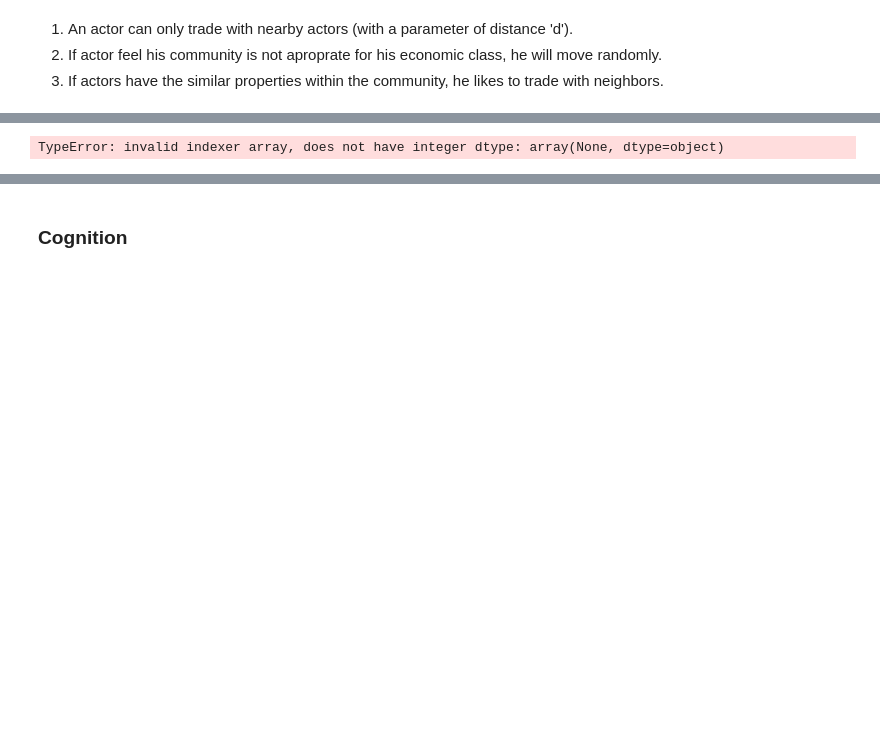
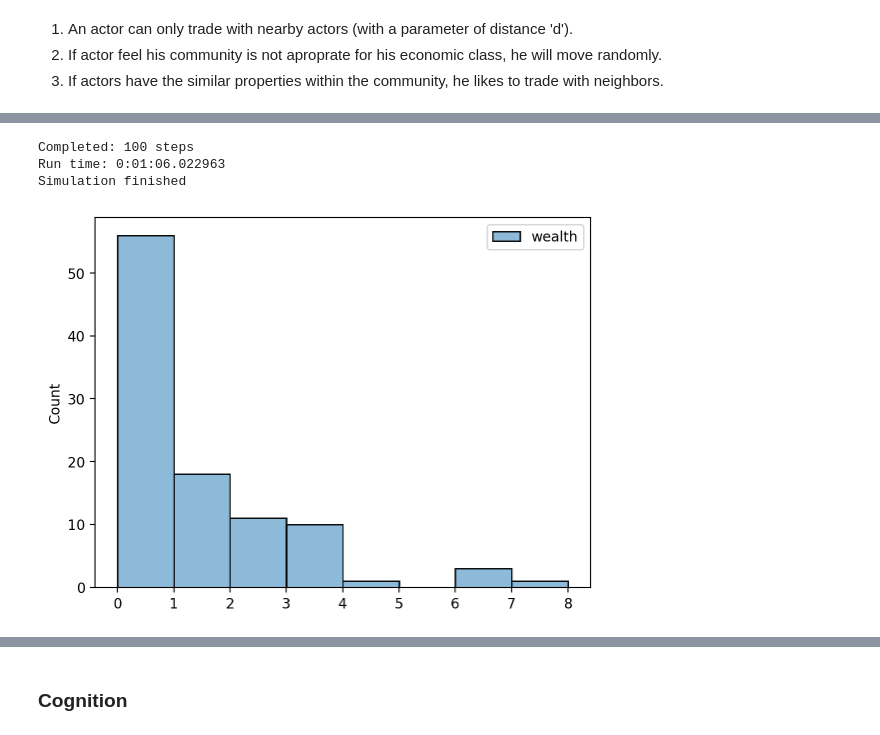
Before and after one commit to ABSESpy/ABSESpy, a Jupyter notebook: docs/notebooks/human/CCR_example.ipynb, the cells around one changed output, grey strips where cells are left out. Drawn from its saved outputs; the diff is of its cells as text; code cells hidden in the pictures; blank space fills up the shorter version.

Commit message:
feat: :sparkles: loop iter check rules

```diff
--- a/docs/notebooks/human/CCR_example.ipynb
+++ b/docs/notebooks/human/CCR_example.ipynb
@@ -122,32 +122,36 @@ sns.histplot(data=results.variables.WealthyActor, binwidth=1);
 # %% [markdown]
 <img src="https://songshgeo-picgo-1302043007.cos.ap-beijing.myqcloud.com/uPic/2jFmIS.jpg" alt="Drawing" style="width: 400px;"/>
 # %%
-from abses.actor import perception, link_to
+from abses.actor import perception, link_to, check_rule
+
 
 class WealthyActor(Actor):
 
-    """ Demo model of wealth transferring. """
+    """Demo model of wealth transferring."""
 
     def setup(self):
         self.wealth: int = 1
-        self.rule(when='fit_in == False', then='move')
+        self.rule(when="fit_in == False", then="move", check_now=False, frequency='now')
 
     # setup property 'potential partner',
     # which auto links to these potential partners.
     @link_to
     def potential_partners(self):
-        return self.neighbors()
+        return self.neighbors(distance=5)
 
     @perception
     def fit_in(self) -> bool:
-        others_wealth = self.potential_partners.wealth
-        lower = self.wealth < others_wealth.mean() - others_wealth.std()
-        higher = self.wealth > others_wealth.mean() + others_wealth.std()
-        if lower or higher:
+        if len(self.potential_partners) == 0:
             return False
+        # others_wealth = self.potential_partners.wealth
+        # lower = self.wealth < others_wealth.mean() - others_wealth.std()
+        # higher = self.wealth > others_wealth.mean() + others_wealth.std()
+        # if lower or higher:
+        #     return False
         else:
             return True
 
+    @check_rule(loop=True)
     def wealth_transfer(self):
         partner = self.potential_partners.random_choose()
         if self.wealth > 0:
@@ -157,20 +161,20 @@ class WealthyActor(Actor):
 
 class WealthModel(MainModel):
 
-    """ A simple model of random wealth transfers """
+    """A simple model of random wealth transfers"""
 
     def setup(self):
         actors = self.agents.create(WealthyActor, 100)
-        self.nature.add_agents(actors, positions='random')
+        self.nature.add_agents(actors, replace=True)
 
     def step(self):
         self.all_agents.wealth_transfer()
 
     def update(self):
-        self.record('Gini Coefficient', gini(self.all_agents.wealth))
+        self.record("Gini Coefficient", gini(self.all_agents.wealth))
 
     def end(self):
-        self.all_agents.record('wealth')
+        self.all_agents.record("wealth")
 # %%
 parameters = {
     'wealth demo': {
@@ -181,6 +185,12 @@ parameters = {
 }
 
 model = WealthModel(name='wealth demo', base='tests', parameters=parameters)
-model.setup()
+results = model.run()
 # %% [output]
-TypeError: invalid indexer array, does not have integer dtype: array(None, dtype=object)
+Completed: 100 steps
+Run time: 0:01:06.022963
+Simulation finished
+# %%
+sns.histplot(data=results.variables.WealthyActor, binwidth=1);
+# %% [output]
+[figure, added]
```
Also changed, not shown: parts of 3 cells of this notebook, 4 other files.
